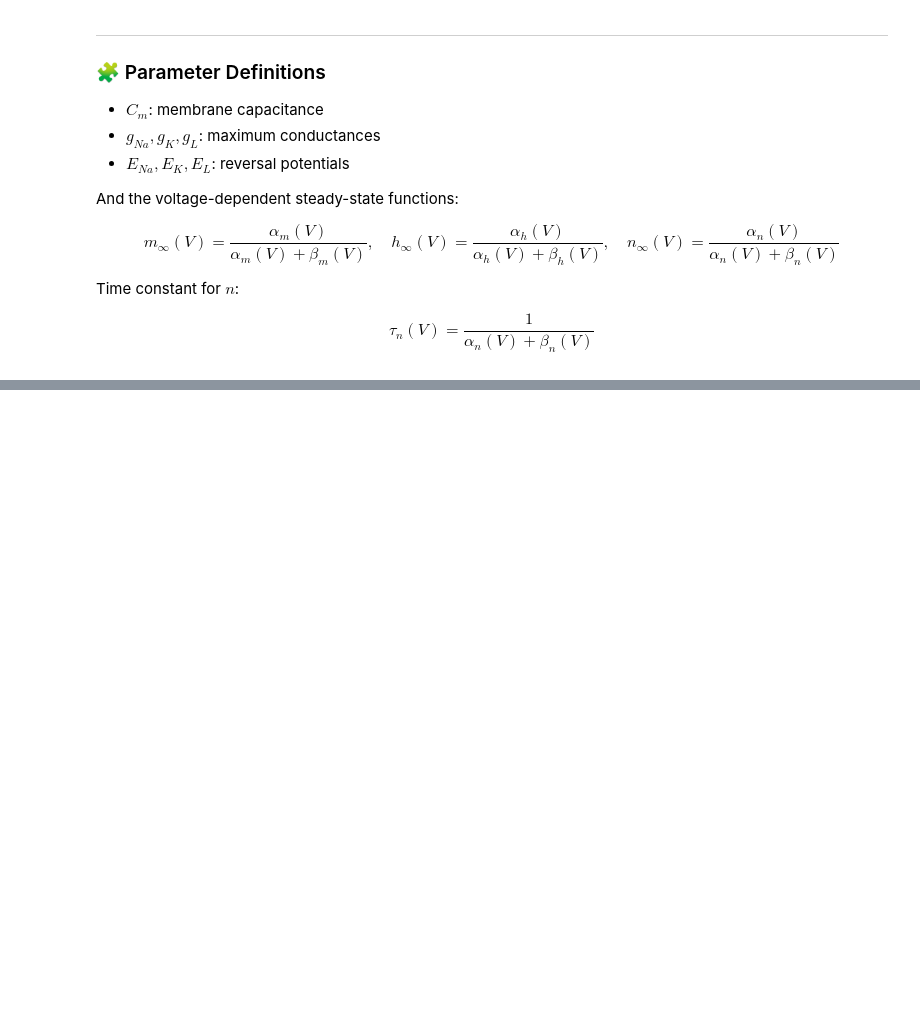
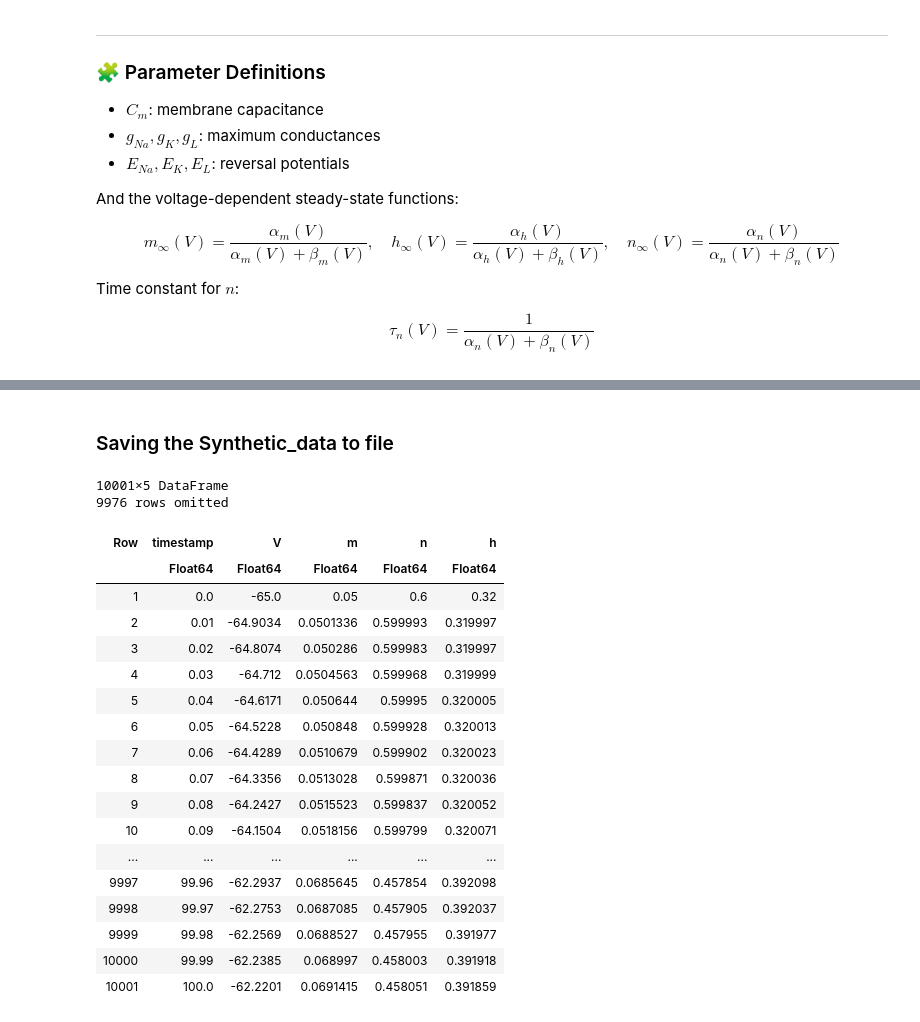
Before and after one commit to Nirbhay0007/Neural_Spiking_Dynamics, a Jupyter notebook: Hudgin_Huxely_4D_model.ipynb, the cells around one changed output, grey strips where cells are left out. Drawn from its saved outputs; the diff is of its cells as text; code cells hidden in the pictures; blank space fills up the shorter version.

```diff
--- a/Hudgin_Huxely_4D_model.ipynb
+++ b/Hudgin_Huxely_4D_model.ipynb
@@ -342,0 +321,33 @@ println("All data generated and saved successfully!")
+# %% [markdown]
+### Saving the Synthetic_data to file
+# %%
+output_path = raw"C:\\Users\\ADMIN\\Downloads\\Neural_Spiking_Dynamics\\notebooks\\1_data_generation\\100ms_synthethic_0_noise_data.csv"
+df = DataFrame(
+    timestamp    =  sol.t,
+    V=sol[1, :],
+    m=sol[2, :],
+    n=sol[3, :],
+    h=sol[4, :]
+
+)
+# %% [output]
+10001×5 DataFrame
+9976 rows omitted
+| Row | timestamp | V | m | n | h |
+|  | Float64 | Float64 | Float64 | Float64 | Float64 |
+| 1 | 0.0 | -65.0 | 0.05 | 0.6 | 0.32 |
+| 2 | 0.01 | -64.9034 | 0.0501336 | 0.599993 | 0.319997 |
+| 3 | 0.02 | -64.8074 | 0.050286 | 0.599983 | 0.319997 |
+| 4 | 0.03 | -64.712 | 0.0504563 | 0.599968 | 0.319999 |
+| 5 | 0.04 | -64.6171 | 0.050644 | 0.59995 | 0.320005 |
+| 6 | 0.05 | -64.5228 | 0.050848 | 0.599928 | 0.320013 |
+| 7 | 0.06 | -64.4289 | 0.0510679 | 0.599902 | 0.320023 |
+| 8 | 0.07 | -64.3356 | 0.0513028 | 0.599871 | 0.320036 |
+| 9 | 0.08 | -64.2427 | 0.0515523 | 0.599837 | 0.320052 |
+| 10 | 0.09 | -64.1504 | 0.0518156 | 0.599799 | 0.320071 |
+| ... | ... | ... | ... | ... | ... |
+| 9997 | 99.96 | -62.2937 | 0.0685645 | 0.457854 | 0.392098 |
+| 9998 | 99.97 | -62.2753 | 0.0687085 | 0.457905 | 0.392037 |
+| 9999 | 99.98 | -62.2569 | 0.0688527 | 0.457955 | 0.391977 |
+| 10000 | 99.99 | -62.2385 | 0.068997 | 0.458003 | 0.391918 |
+| 10001 | 100.0 | -62.2201 | 0.0691415 | 0.458051 | 0.391859 |
```
Also changed, not shown: parts of 28 cells of this notebook, 15 other files.
